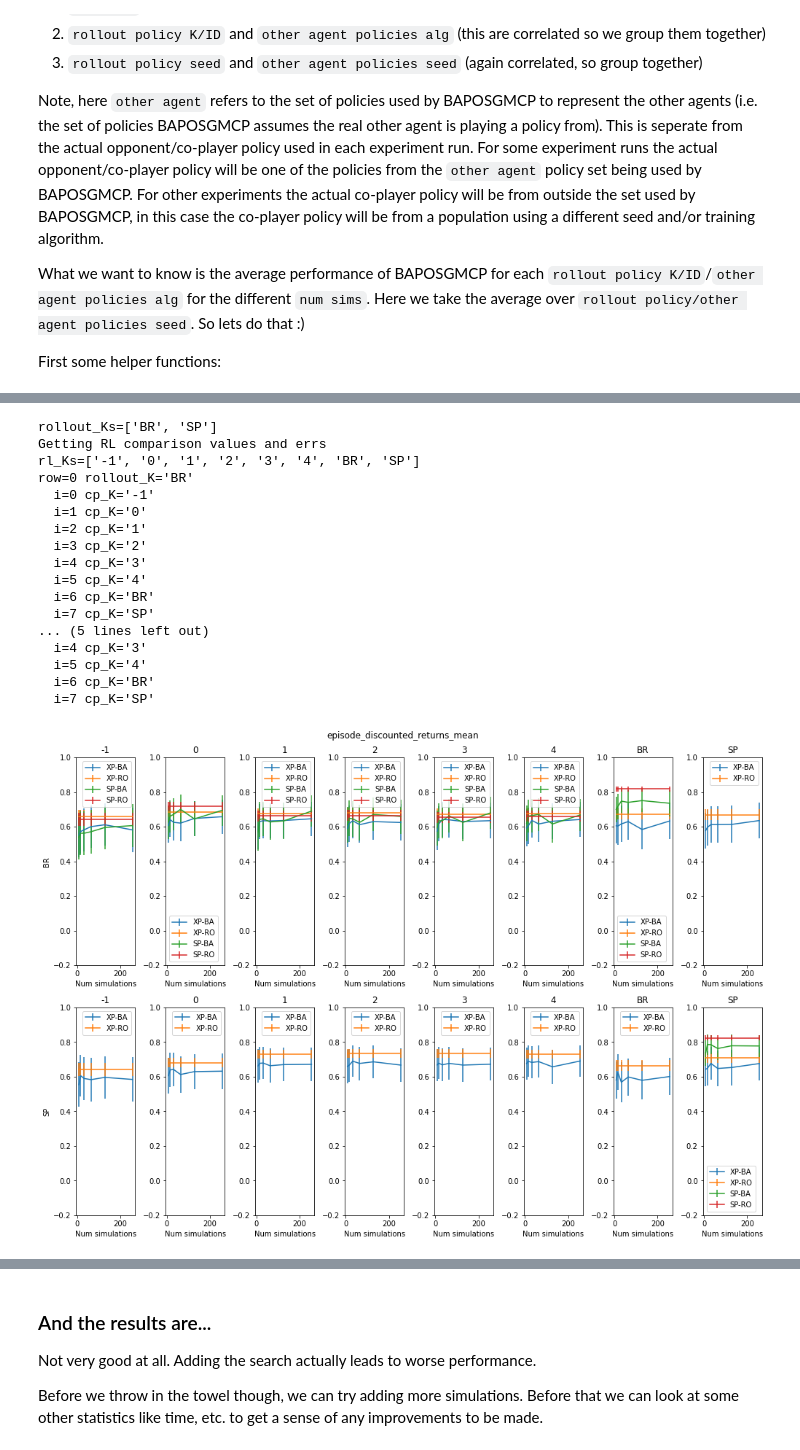
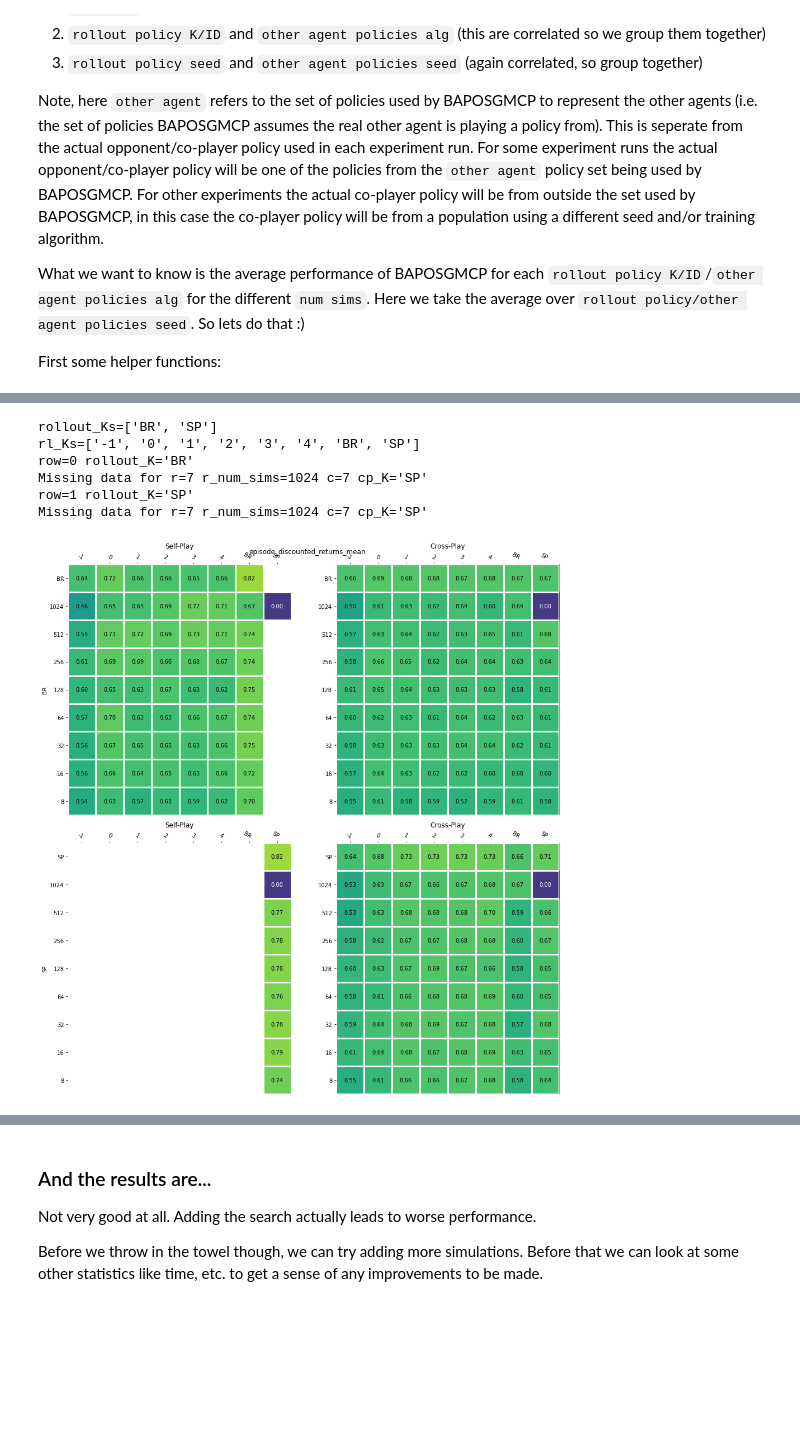
Before and after one commit to Jjschwartz/potmmcp, a Jupyter notebook: experiments/Driving/pairwise_analysis_v2.ipynb, the cells around one changed output, grey strips where cells are left out. Drawn from its saved outputs; the diff is of its cells as text; code cells hidden in the pictures; blank space fills up the shorter version.

```diff
--- a/experiments/Driving/pairwise_analysis_v2.ipynb
+++ b/experiments/Driving/pairwise_analysis_v2.ipynb
@@ -1004,41 +1008,21 @@ Within each plot:
 
 - each row is BAPOSGMCP with a different value of `num sims`
 - each column is a different co-player policy
-# %%
-lineplot_ba_values_by_rollout_K(
-    ba_df,
-    y_key="episode_discounted_returns_mean",
-    y_err_key="episode_discounted_returns_CI",
-    include_rl_comparison=True,
-    plot_rl_df=rl_df,
-    vrange=(-0.2, 1.0)
-)
-plt.show()
-# %% [output]
-rollout_Ks=['BR', 'SP']
-Getting RL comparison values and errs
-rl_Ks=['-1', '0', '1', '2', '3', '4', 'BR', 'SP']
-row=0 rollout_K='BR'
-  i=0 cp_K='-1'
-  i=1 cp_K='0'
-  i=2 cp_K='1'
-  i=3 cp_K='2'
-  i=4 cp_K='3'
-  i=5 cp_K='4'
-  i=6 cp_K='BR'
-  i=7 cp_K='SP'
-... (5 lines left out)
-  i=4 cp_K='3'
-  i=5 cp_K='4'
-  i=6 cp_K='BR'
-  i=7 cp_K='SP'
-[figure, old version]
 # %%
 plot_ba_values_by_rollout_K(
     ba_df,
     y_key="episode_discounted_returns_mean",
     include_rl_comparison=True,
     plot_rl_df=rl_df,
-    vrange=(-0.2, 1.0)
+    vrange=(-0.2, 1.0),
+    figsize=(14, 14)
 )
 plt.show()
+# %% [output]
+rollout_Ks=['BR', 'SP']
+rl_Ks=['-1', '0', '1', '2', '3', '4', 'BR', 'SP']
+row=0 rollout_K='BR'
+Missing data for r=7 r_num_sims=1024 c=7 cp_K='SP'
+row=1 rollout_K='SP'
+Missing data for r=7 r_num_sims=1024 c=7 cp_K='SP'
+[figure, added]
```
Also changed, not shown: parts of 14 cells of this notebook, 5 other files.
